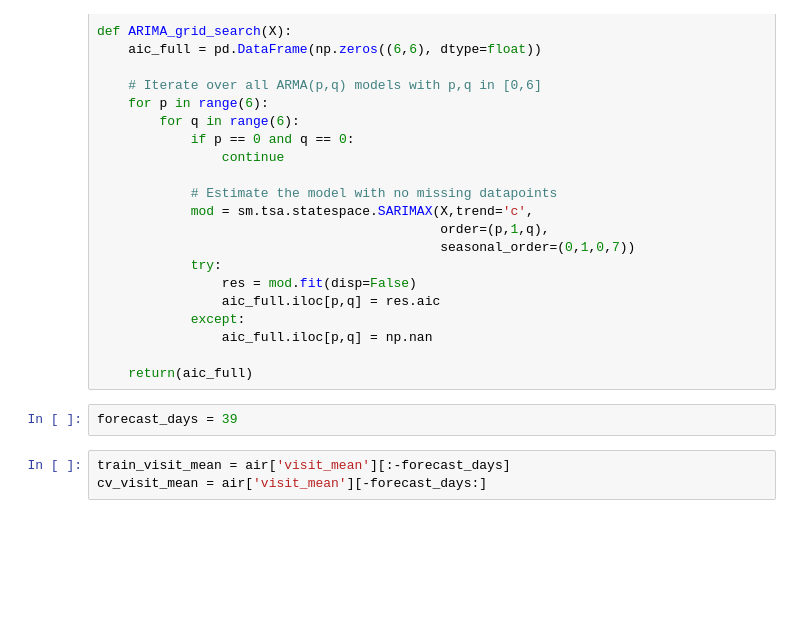
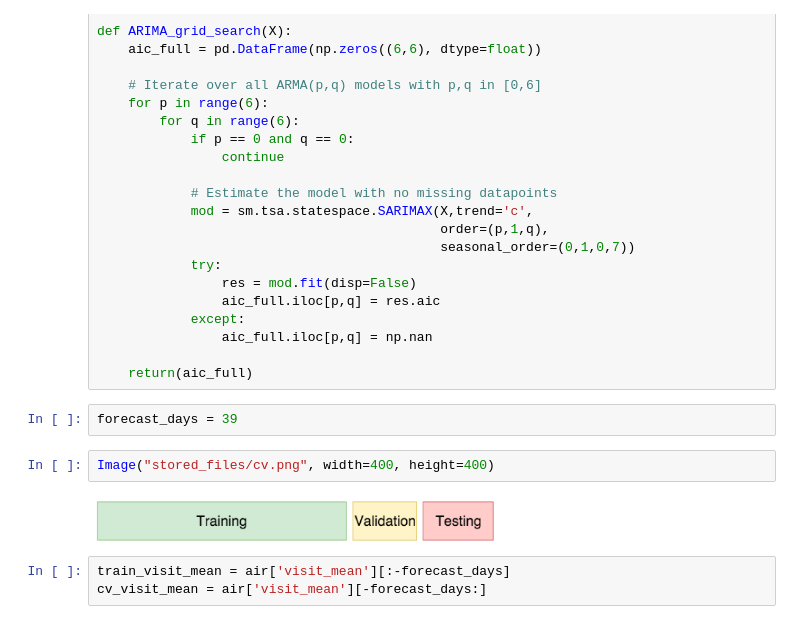
Before and after one commit to GlobalMaksimum/turkcell-workshop, a Jupyter notebook: samet/timeseries_models.ipynb, the cells around one changed output. Cells and saved outputs as stored; diff of their text form; blank space fills up the shorter version.

```diff
--- a/samet/timeseries_models.ipynb
+++ b/samet/timeseries_models.ipynb
@@ -291,6 +293,10 @@ def ARIMA_grid_search(X):
     return(aic_full)
 # %%
 forecast_days = 39
+# %%
+Image("stored_files/cv.png", width=400, height=400)
+# %% [output]
+[figure, added]
 # %%
 train_visit_mean = air['visit_mean'][:-forecast_days]
 cv_visit_mean = air['visit_mean'][-forecast_days:]
```
Also changed, not shown: parts of 6 cells of this notebook.
